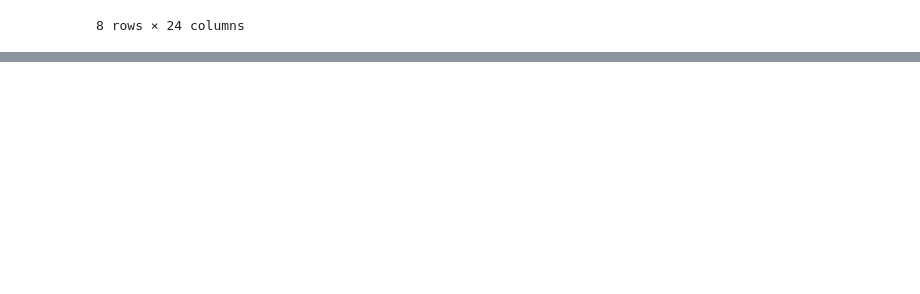
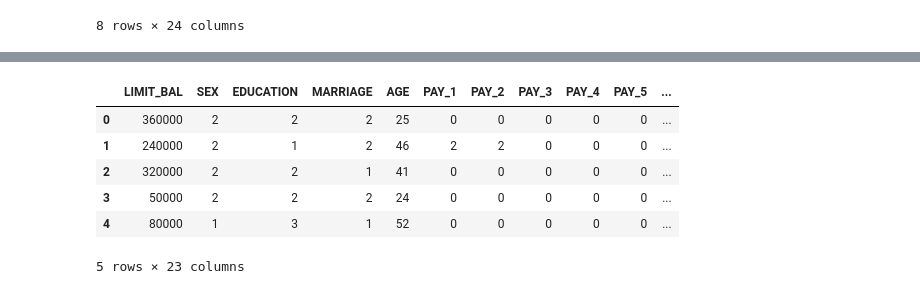
Before and after one commit to Shanky-21/Machine-Learning, a Jupyter notebook: janta hack competition/Untitled.ipynb, the cells around one changed output, grey strips where cells are left out. Saved outputs shown, nothing was run; the diff lists cells and outputs as text; code cells hidden in the pictures; blank space fills up the shorter version.

```diff
--- a/janta hack competition/Untitled.ipynb
+++ b/janta hack competition/Untitled.ipynb
@@ -74,0 +119,4 @@ X_train.describe()
+# %%
+fil = (X_train.EDUCATION == 5) | (X_train.EDUCATION == 6) | (X_train.EDUCATION == 0)
+X_train.loc[fil, 'EDUCATION'] = 4
+X_train.EDUCATION.value_counts()
@@ -74,0 +139,3 @@ X_train.describe()
+# %%
+X_train.loc[X_train.MARRIAGE == 0, 'MARRIAGE'] = 3
+X_train.MARRIAGE.value_counts()
@@ -74,0 +155,17 @@ X_train.describe()
+# %%
+X_train = X_train.rename(columns={'default.payment.next.month': 'def_pay',
+                        'PAY_0': 'PAY_1'})
+# %%
+fil = (X_train.PAY_1 == -2) | (X_train.PAY_1 == -1) | (X_train.PAY_1 == 0)
+X_train.loc[fil, 'PAY_1'] = 0
+fil = (X_train.PAY_2 == -2) | (X_train.PAY_2 == -1) | (X_train.PAY_2 == 0)
+X_train.loc[fil, 'PAY_2'] = 0
+fil = (X_train.PAY_3 == -2) | (X_train.PAY_3 == -1) | (X_train.PAY_3 == 0)
+X_train.loc[fil, 'PAY_3'] = 0
+fil = (X_train.PAY_4 == -2) | (X_train.PAY_4 == -1) | (X_train.PAY_4 == 0)
+X_train.loc[fil, 'PAY_4'] = 0
+fil = (X_train.PAY_5 == -2) | (X_train.PAY_5 == -1) | (X_train.PAY_5 == 0)
+X_train.loc[fil, 'PAY_5'] = 0
+fil = (X_train.PAY_6 == -2) | (X_train.PAY_6 == -1) | (X_train.PAY_6 == 0)
+X_train.loc[fil, 'PAY_6'] = 0
+late = X_train[['PAY_1','PAY_2', 'PAY_3', 'PAY_4', 'PAY_5', 'PAY_6']]
@@ -74,0 +201,10 @@ X_train.describe()
+# %%
+X_train.head()
+# %% [output]
+|  | LIMIT_BAL | SEX | EDUCATION | MARRIAGE | AGE | PAY_1 | PAY_2 | PAY_3 | PAY_4 | PAY_5 | ... |
+| 0 | 360000 | 2 | 2 | 2 | 25 | 0 | 0 | 0 | 0 | 0 | ... |
+| 1 | 240000 | 2 | 1 | 2 | 46 | 2 | 2 | 0 | 0 | 0 | ... |
+| 2 | 320000 | 2 | 2 | 1 | 41 | 0 | 0 | 0 | 0 | 0 | ... |
+| 3 | 50000 | 2 | 2 | 2 | 24 | 0 | 0 | 0 | 0 | 0 | ... |
+| 4 | 80000 | 1 | 3 | 1 | 52 | 0 | 0 | 0 | 0 | 0 | ... |
+5 rows × 23 columns
```
Also changed, not shown: parts of 20 cells of this notebook, 2 other files.
